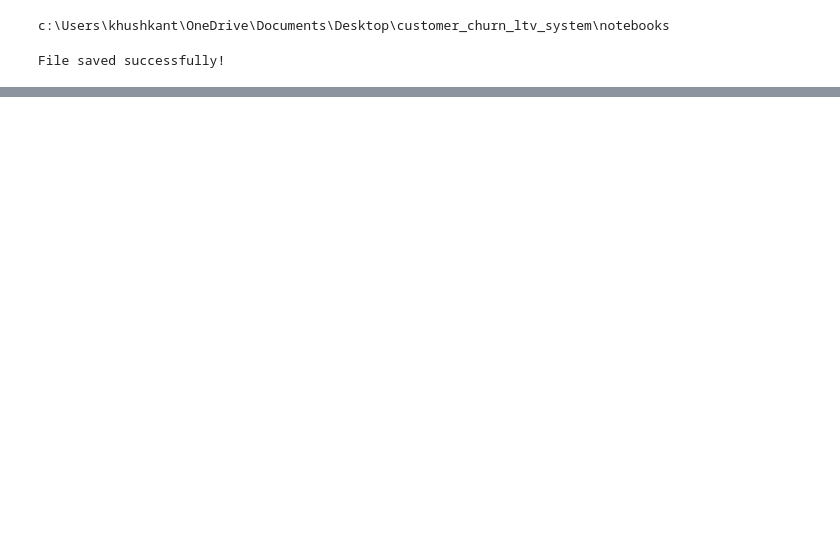
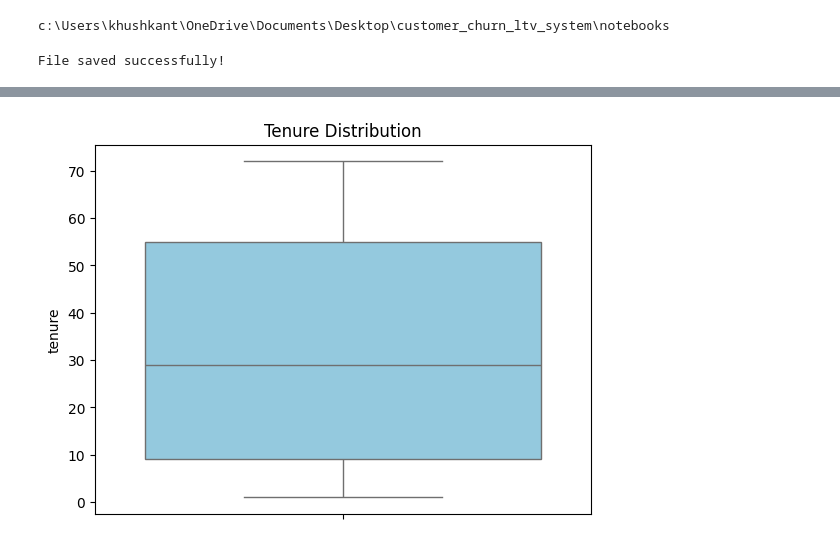
Before and after one commit to kapish196258/customer_churn_ltv_system, a Jupyter notebook: notebooks/data_cleaning.ipynb, the cells around one changed output, grey strips where cells are left out. Drawn from its saved outputs; the diff is of its cells as text; code cells hidden in the pictures; blank space fills up the shorter version.

```diff
--- a/notebooks/data_cleaning.ipynb
+++ b/notebooks/data_cleaning.ipynb
@@ -101,0 +165,8 @@ File saved successfully!
+# %%
+# Tenure
+sns.boxplot(y=df["tenure"], color="skyblue")
+
+plt.title("Tenure Distribution")
+plt.show()
+# %% [output]
+[figure, added]
```
Also changed, not shown: parts of 16 cells of this notebook.
